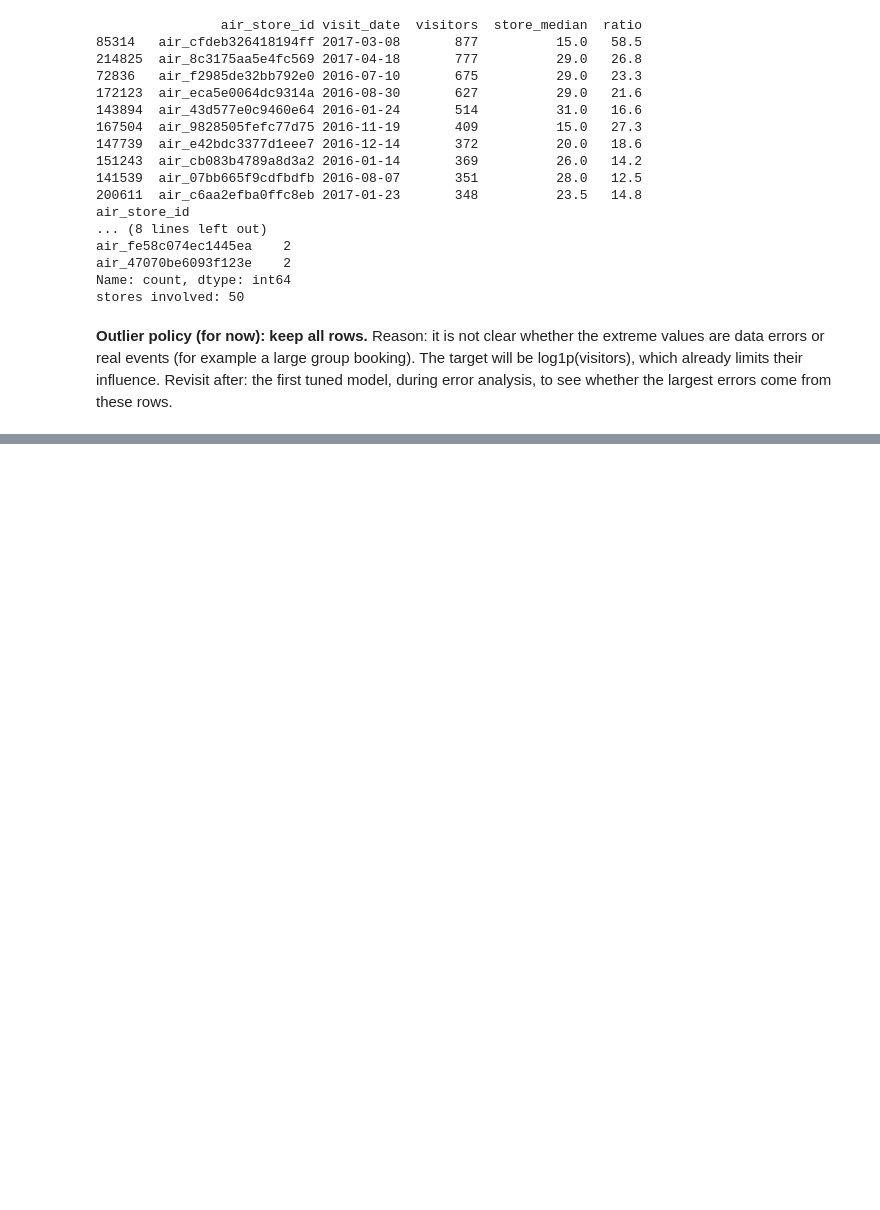
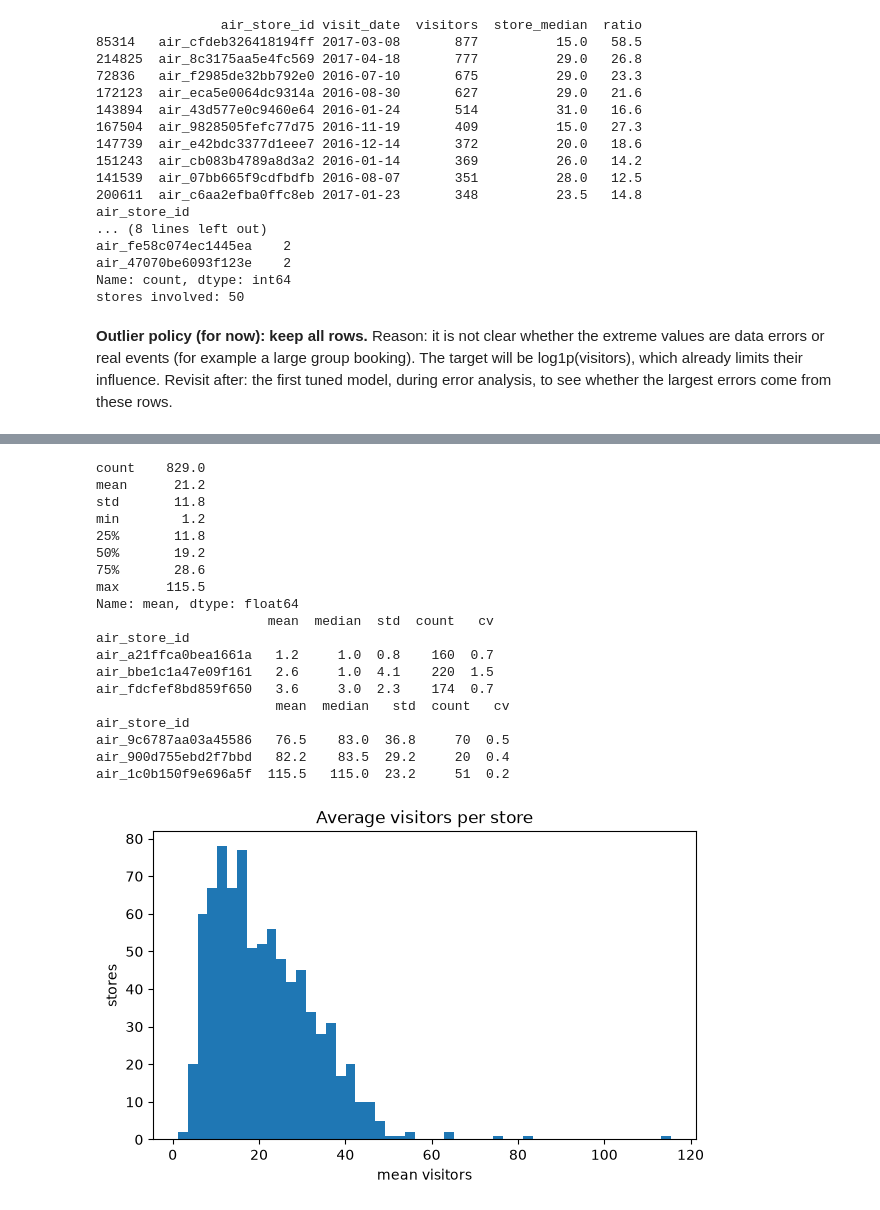
Before and after one commit to niteshbairwa185-pixel/restaurant-demand-forecast, a Jupyter notebook: notebooks/02_eda_visitors.ipynb, the cells around one changed output, grey strips where cells are left out. Saved outputs shown, nothing was run; the diff lists cells and outputs as text; code cells hidden in the pictures; blank space fills up the shorter version.

```diff
--- a/notebooks/02_eda_visitors.ipynb
+++ b/notebooks/02_eda_visitors.ipynb
@@ -113,0 +156,36 @@ Revisit after: the first tuned model, during error analysis, to see whether the
+# %%
+per_store = visits.groupby("air_store_id")["visitors"].agg(["mean", "median", "std", "count"])
+per_store["cv"] = per_store["std"] / per_store["mean"]   # relative variability
+
+print(per_store["mean"].describe().round(1))
+print(per_store.sort_values("mean").head(3).round(1))
+print(per_store.sort_values("mean").tail(3).round(1))
+
+fig, ax = plt.subplots(figsize=(7, 4))
+ax.hist(per_store["mean"], bins=50)
+ax.set_title("Average visitors per store")
+ax.set_xlabel("mean visitors")
+ax.set_ylabel("stores")
+fig.savefig(FIG / "store_means.png", dpi=120)
+plt.show()
+# %% [output]
+count    829.0
+mean      21.2
+std       11.8
+min        1.2
+25%       11.8
+50%       19.2
+75%       28.6
+max      115.5
+Name: mean, dtype: float64
+                      mean  median  std  count   cv
+air_store_id
+air_a21ffca0bea1661a   1.2     1.0  0.8    160  0.7
+air_bbe1c1a47e09f161   2.6     1.0  4.1    220  1.5
+air_fdcfef8bd859f650   3.6     3.0  2.3    174  0.7
+                       mean  median   std  count   cv
+air_store_id
+air_9c6787aa03a45586   76.5    83.0  36.8     70  0.5
+air_900d755ebd2f7bbd   82.2    83.5  29.2     20  0.4
+air_1c0b150f9e696a5f  115.5   115.0  23.2     51  0.2
+[figure, added]
```
Also changed, not shown: parts of 2 cells of this notebook, 3 other files.
